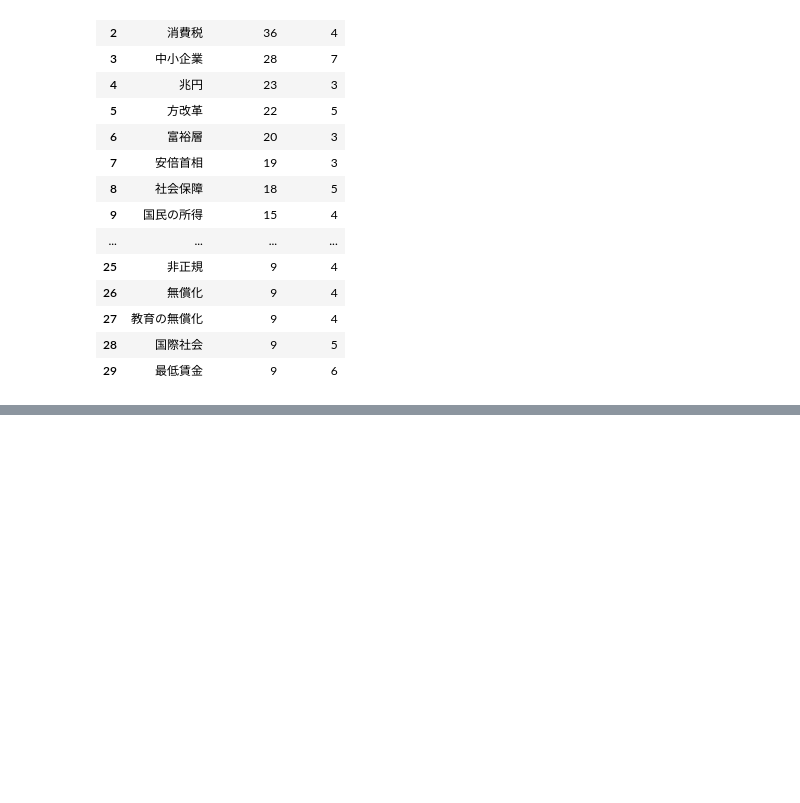
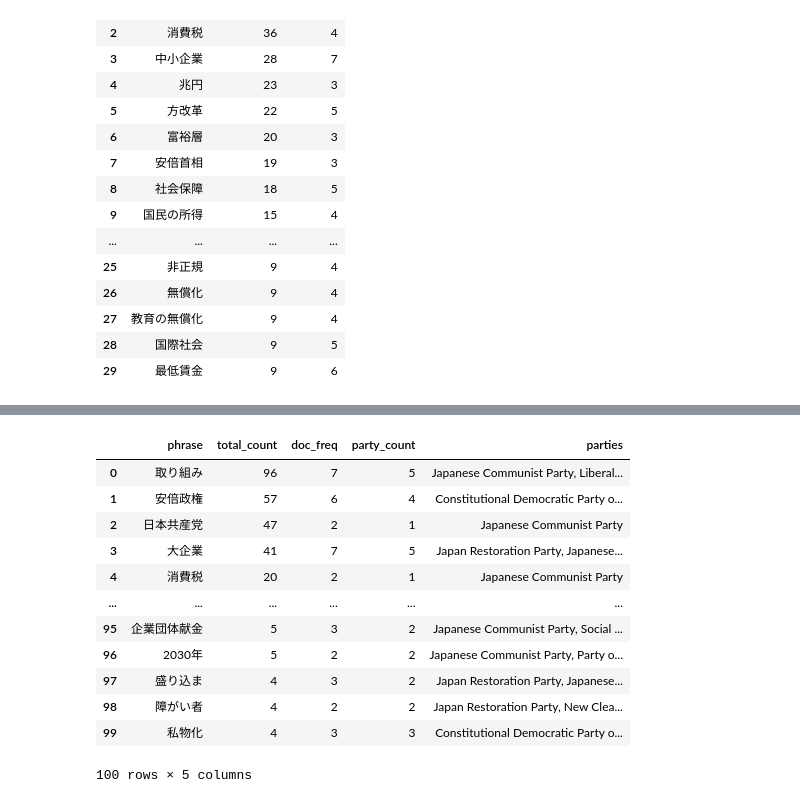
Before and after one commit to ninaudagawa/Media-Politics, a Jupyter notebook: project/notebooks/manifesto_keywords.ipynb, the cells around one changed output, grey strips where cells are left out. Drawn from its saved outputs; the diff is of its cells as text; code cells hidden in the pictures; blank space fills up the shorter version.

```diff
--- a/project/notebooks/manifesto_keywords.ipynb
+++ b/project/notebooks/manifesto_keywords.ipynb
@@ -592,0 +589,80 @@ political_phrases_df
+# %%
+from collections import Counter, defaultdict
+
+# POS tags that count as "content" and can extend a phrase
+CONTENT_POS = {"NOUN", "PROPN", "VERB", "ADJ", "NUM"}
+
+def extract_full_phrases(csv_path, n=2, start_year=2001, end_year=2021,
+                          min_doc_freq=2, top_n=100):
+    df = pd.read_csv(csv_path)
+    df["year"] = pd.to_datetime(df["date"]).dt.year
+    df = df[(df["year"] >= start_year) & (df["year"] <= end_year)]
+
+    phrase_counts = Counter()
+    phrase_doc_ids = defaultdict(set)
+    phrase_parties = defaultdict(set)
+
+    for _, row in df.iterrows():
+        text = str(row["text"])
+        manifesto_id = row["manifesto_id"]
+        party = row["partyname"]
+
+        for chunk in chunk_text(text):
+            doc = nlp(chunk)
+            tokens = [token for token in doc if not token.is_space and not token.is_punct]
+
+            i = 0
+            while i < len(tokens):
+                phrase_tokens = []
+                j = i
+                while j < len(tokens) and (
+                    tokens[j].pos_ in CONTENT_POS
+                    or (tokens[j].text == "の" and phrase_tokens)
+                ):
+                    phrase_tokens.append(tokens[j].text)
+                    j += 1
+
+                if len(phrase_tokens) >= n:
+                    phrase = "".join(phrase_tokens)
+                    phrase_counts[phrase] += 1
+                    phrase_doc_ids[phrase].add(manifesto_id)
+                    phrase_parties[phrase].add(party)
+
+                i = j if j > i else i + 1
+
+    rows = [
+        {
+            "phrase": phrase,
+            "total_count": count,
+            "doc_freq": len(phrase_doc_ids[phrase]),
+            "party_count": len(phrase_parties[phrase]),
+            "parties": ", ".join(sorted(phrase_parties[phrase]))
+        }
+        for phrase, count in phrase_counts.items()
+        if len(phrase_doc_ids[phrase]) >= min_doc_freq
+    ]
+
+    result_df = pd.DataFrame(rows).sort_values("total_count", ascending=False).head(top_n)
+    return result_df.reset_index(drop=True)
+
+full_phrases_df = extract_full_phrases(
+    "../../project/data/clean/Japan_sorted_manifestos.csv",
+    n=2,
+    min_doc_freq=2,
+    top_n=100
+)
+full_phrases_df
+# %% [output]
+|  | phrase | total_count | doc_freq | party_count | parties |
+| 0 | 取り組み | 96 | 7 | 5 | Japanese Communist Party, Liberal... |
+| 1 | 安倍政権 | 57 | 6 | 4 | Constitutional Democratic Party o... |
+| 2 | 日本共産党 | 47 | 2 | 1 | Japanese Communist Party |
+| 3 | 大企業 | 41 | 7 | 5 | Japan Restoration Party, Japanese... |
+| 4 | 消費税 | 20 | 2 | 1 | Japanese Communist Party |
+| ... | ... | ... | ... | ... | ... |
+| 95 | 企業団体献金 | 5 | 3 | 2 | Japanese Communist Party, Social ... |
+| 96 | 2030年 | 5 | 2 | 2 | Japanese Communist Party, Party o... |
+| 97 | 盛り込ま | 4 | 3 | 2 | Japan Restoration Party, Japanese... |
+| 98 | 障がい者 | 4 | 2 | 2 | Japan Restoration Party, New Clea... |
+| 99 | 私物化 | 4 | 3 | 3 | Constitutional Democratic Party o... |
+100 rows × 5 columns
```
Also changed, not shown: parts of 3 cells of this notebook.
